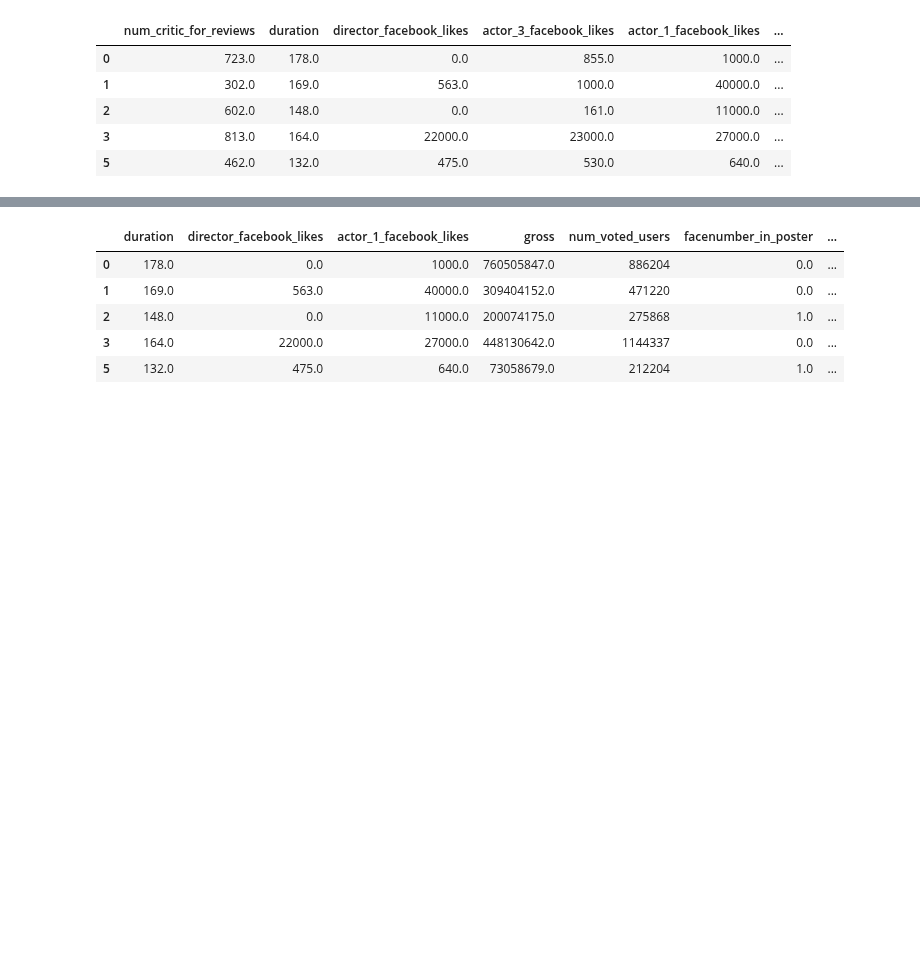
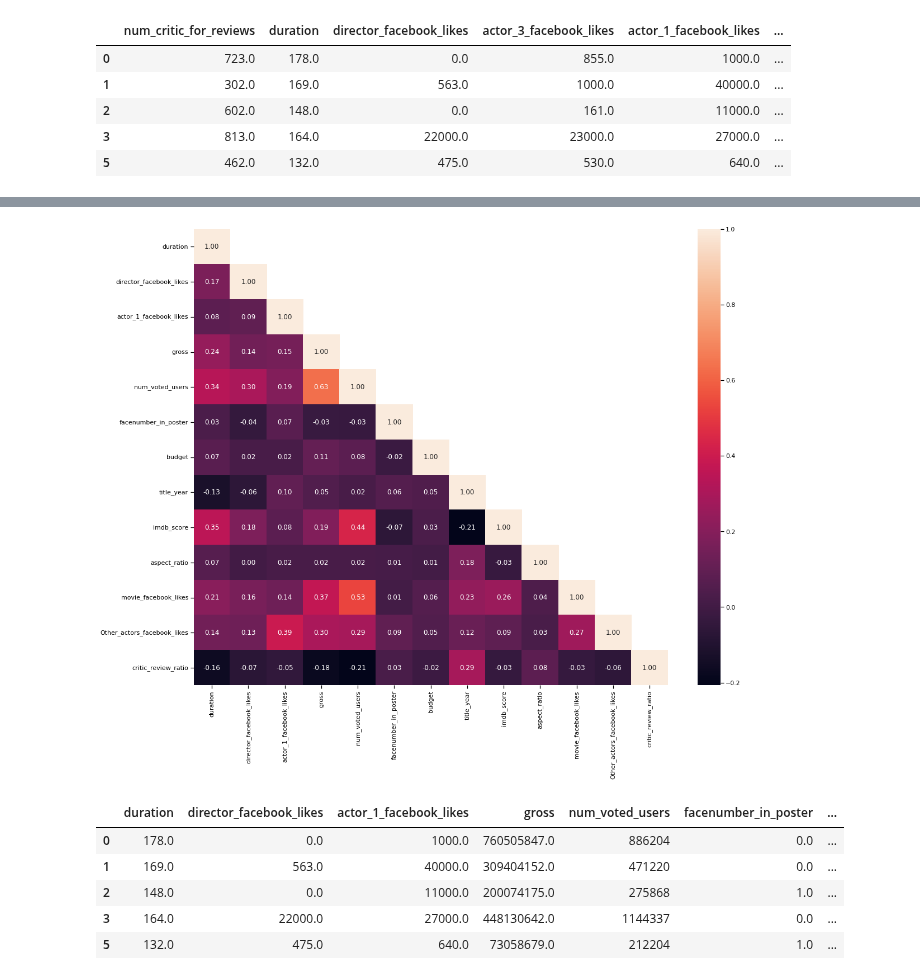
Before and after one commit to lauraalexandria/cursos-python, a Jupyter notebook: script_movies_rating_prediction.ipynb, the cells around one changed output, grey strips where cells are left out. Cells and saved outputs as stored; diff of their text form; code cells hidden in the pictures; blank space fills up the shorter version.

```diff
--- a/script_movies_rating_prediction.ipynb
+++ b/script_movies_rating_prediction.ipynb
@@ -282,3 +269,14 @@ df.drop(['num_critic_for_reviews', 'num_user_for_reviews'], axis = 1, inplace =
+# %%
+corr = df.corr()
+sns.set_context("notebook", font_scale = 1.0, rc = {"lines.linewidth": 2.5})
+
+f = plt.figure(figsize = (19, 15))
+
+mask = np.zeros_like(corr)
+mask[np.triu_indices_from(mask, 1)] = True
+a = sns.heatmap(corr, mask = mask, annot = True, fmt = ".2f")
+# %% [output]
+[figure, added]
 # %%
 # Preferível categorizar a resposta, a fim de facilitar a previsão
 df['imdb_binned_score'] = pd.cut(df['imdb_score'], bins = [0, 2, 4, 8, 10], right = True, labels = False) + 1
```
Also changed, not shown: parts of 5 cells of this notebook.
